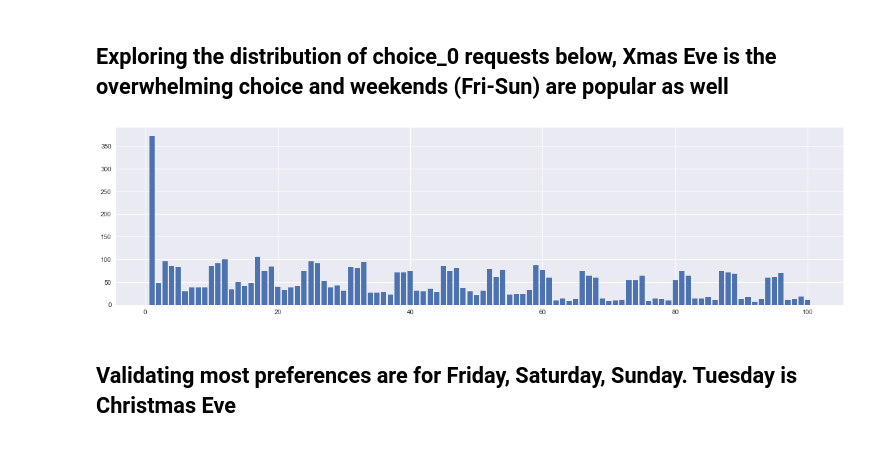
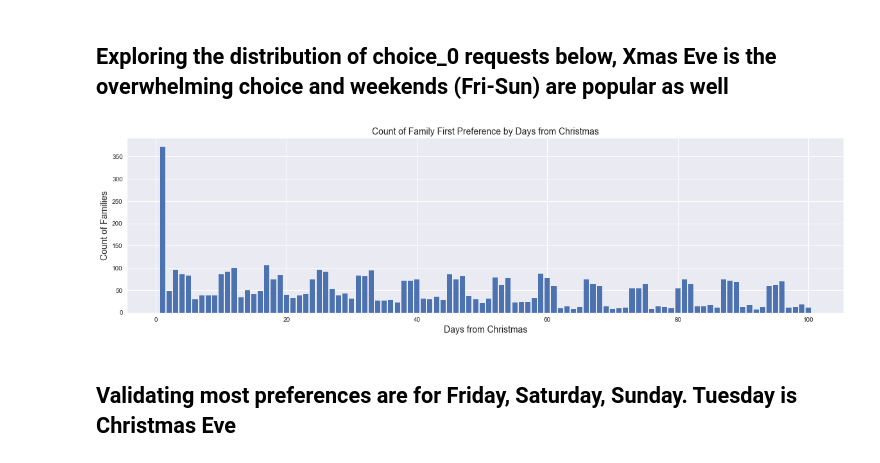
Before and after one commit to tdrumhel1/santa, a Jupyter notebook: v3-santa.ipynb, the cells around one changed output. Drawn from its saved outputs; the diff is of its cells as text; code cells hidden in the pictures.

```diff
--- a/v3-santa.ipynb
+++ b/v3-santa.ipynb
@@ -78,12 +92,17 @@ data.head()
 # %%
 plt.close('all')
 plt.style.use('seaborn')
 
 fig, ax = plt.subplots(figsize=(20,5))
 
+# Formatting plot area
+ax.set_xlabel('Days from Christmas',fontsize=14)
+ax.set_ylabel('Count of Families',fontsize=14)
+ax.set_title('Count of Family First Preference by Days from Christmas',fontsize=14)
+
 bar = ax.bar(data.groupby('choice_0')['choice_0'].count().index,data.groupby('choice_0')['choice_0'].count().values)
 # %% [output]
-[figure, old version]
+[figure, new version]
 # %% [markdown]
 ## Validating most preferences are for Friday, Saturday, Sunday. Tuesday is Christmas Eve
 # %%
```
Also changed, not shown: parts of 28 cells of this notebook.
